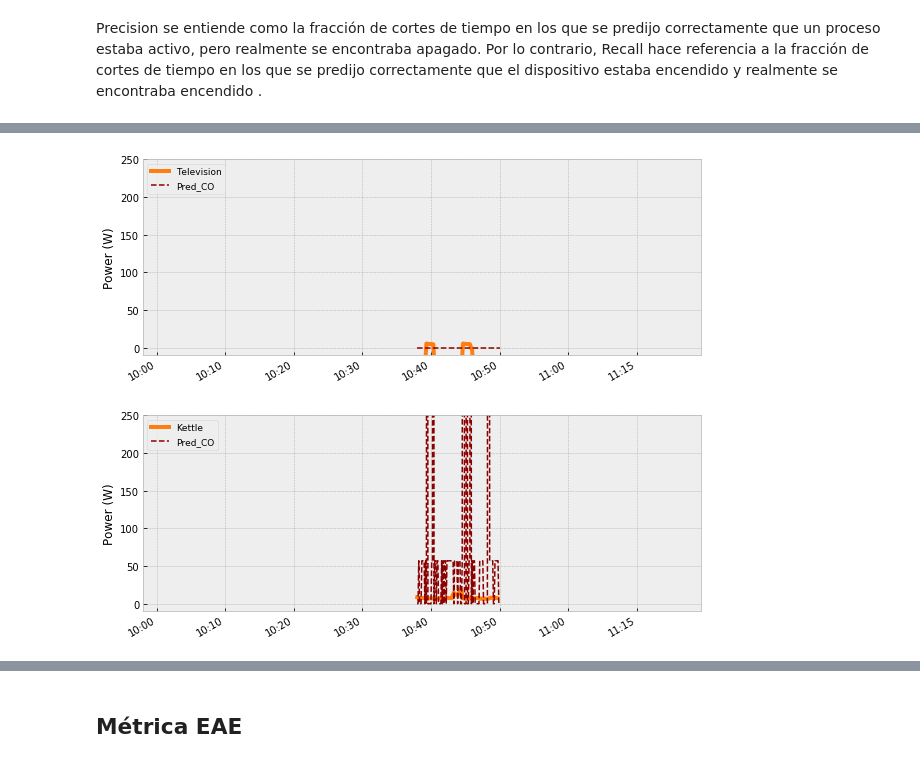
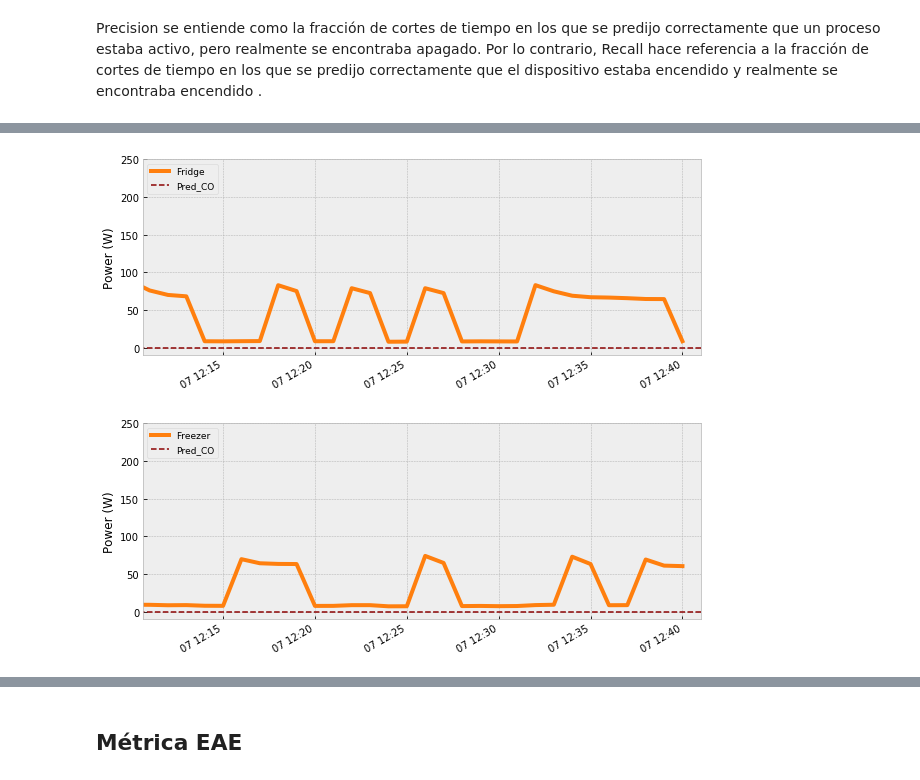
Before and after one commit to crn565/ozm10_appliances_transitorios, a Jupyter notebook: 8.-METRICAS.ipynb, the cells around one changed output, grey strips where cells are left out. Saved outputs shown, nothing was run; the diff lists cells and outputs as text; code cells hidden in the pictures.

```diff
--- a/8.-METRICAS.ipynb
+++ b/8.-METRICAS.ipynb
@@ -286,58 +355,37 @@ pass
 # %%
 rcParams['figure.figsize'] = (10, 4)
-t0='2022-11-23 09:42:00+01:00' #tiempo inicial
-t1='2022-11-23 11:44:00+01:00' #tiempo final
+
 fig, ax1 = plt.subplots();
-ax1=gt['Television'].plot(lw=4, c='tab:orange')
-pred_CO['Television'].plot(ax=ax1, c='darkred', lw=1.5, ls='--')
-ax1.legend(labels=['Television','Pred_CO'], fontsize=9, loc='upper left', ncol=1)
+ax1=gt['Fridge'].plot(lw=4, c='tab:orange')
+pred_CO['Fridge'].plot(ax=ax1, c='darkred', lw=1.5, ls='--')
+ax1.legend(labels=['Fridge','Pred_CO'], fontsize=9, loc='upper left', ncol=1)
 ax1.set_ylim(-10,250)
 ax1.set_xlim(t0,t1)
 ax1.minorticks_off()
-ax1.set_xticklabels(labels=['10:00','10:10','10:20','10:30','10:40','10:50','11:00','11:15'] , horizontalalignment ='right')
 
 ax1.set_ylabel('Power (W)')
 
-#ax1.annotate('TP', xy=(250, 188), xycoords='figure points', xytext=(285, 210), fontweight='bold',
-#             arrowprops=dict(facecolor='red', width=3, headwidth=10))
-#ax1.annotate('TN', xy=(320, 38), xycoords='figure points', xytext=(400, 70), fontweight='bold',
-#             arrowprops=dict(facecolor='red', width=3, headwidth=10))
-#ax1.annotate('FN', xy=(300, 38), xycoords='figure points', xytext=(530, 70), fontweight='bold',
-#             arrowprops=dict(facecolor='red', width=3, headwidth=10))
-#ax1.annotate('FP', xy=(187, 188), xycoords='figure points', xytext=(220, 210), fontweight='bold',
-#             arrowprops=dict(facecolor='red', width=3, headwidth=10))
 
 
 plt.savefig('./data/images/5.5_F1_CO_30s.svg', bbox_inches='tight', transparent=True)
 pass
 # %% [output]
-[figure, old version]
+[figure, new version]
 # %%
 rcParams['figure.figsize'] = (10, 4)
-t0='2022-11-23 09:42:00+01:00' #tiempo inicial
-t1='2022-11-23 11:44:00+01:00' #tiempo final
 fig, ax1 = plt.subplots();
-ax1=gt['Kettle'].plot(lw=4, c='tab:orange')
-pred_CO['Kettle'].plot(ax=ax1, c='darkred', lw=1.5, ls='--')
-ax1.legend(labels=['Kettle','Pred_CO'], fontsize=9, loc='upper left', ncol=1)
+ax1=gt['Freezer'].plot(lw=4, c='tab:orange')
+pred_CO['Freezer'].plot(ax=ax1, c='darkred', lw=1.5, ls='--')
+ax1.legend(labels=['Freezer','Pred_CO'], fontsize=9, loc='upper left', ncol=1)
 ax1.set_ylim(-10,250)
 ax1.set_xlim(t0,t1)
 ax1.minorticks_off()
-ax1.set_xticklabels(labels=['10:00','10:10','10:20','10:30','10:40','10:50','11:00','11:15'] , horizontalalignment ='right')
-
 ax1.set_ylabel('Power (W)')
 
-#ax1.annotate('TP', xy=(250, 188), xycoords='figure points', xytext=(285, 210), fontweight='bold',
-#             arrowprops=dict(facecolor='red', width=3, headwidth=10))
-#ax1.annotate('TN', xy=(320, 38), xycoords='figure points', xytext=(400, 70), fontweight='bold',
-#             arrowprops=dict(facecolor='red', width=3, headwidth=10))
-#ax1.annotate('FN', xy=(300, 38), xycoords='figure points', xytext=(530, 70), fontweight='bold',
-#             arrowprops=dict(facecolor='red', width=3, headwidth=10))
-#ax1.annotate('FP', xy=(187, 188), xycoords='figure points', xytext=(220, 210), fontweight='bold',
-#             arrowprops=dict(facecolor='red', width=3, headwidth=10))
+
 
 
 plt.savefig('./data/images/5.5_F1_CO_30s.svg', bbox_inches='tight', transparent=True)
 pass
 # %% [output]
-[figure, old version]
+[figure, new version]
```
Also changed, not shown: parts of 34 cells of this notebook, 6 other files.
